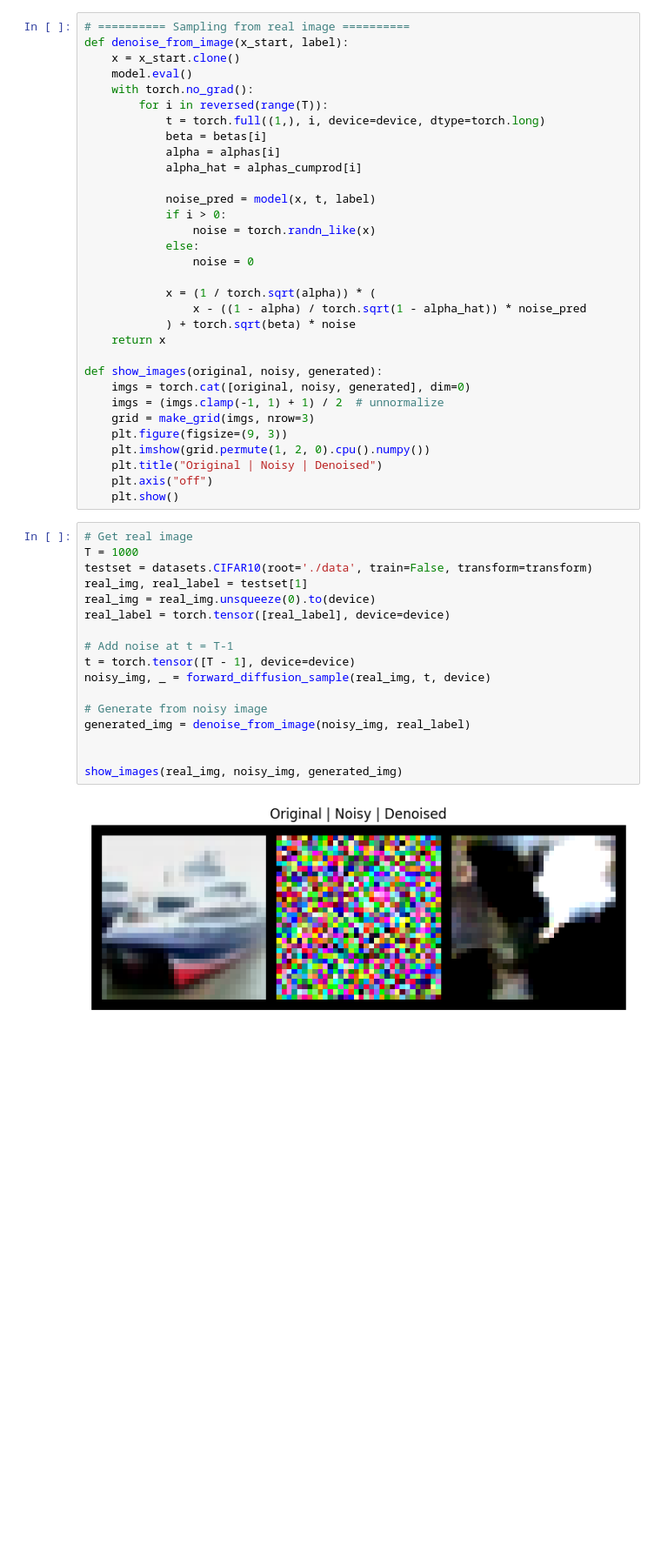
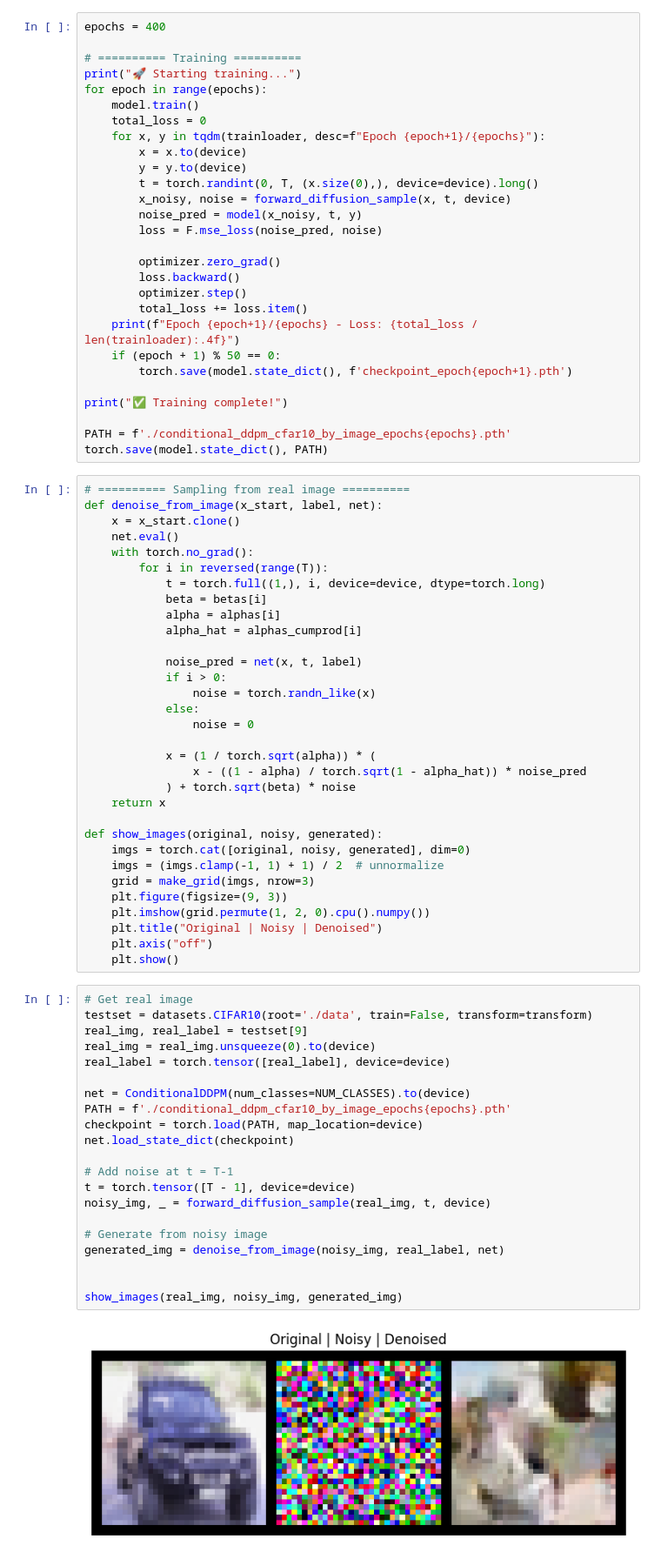
Before and after one commit to dreitan1/DDPMAdversarialTraining, a Jupyter notebook: sample/conditional_ddpm_by_image.ipynb, the cells around one changed output. Shown at 87% size. Cells and saved outputs as stored; diff of their text form; blank space fills up the shorter version.

```diff
--- a/sample/conditional_ddpm_by_image.ipynb
+++ b/sample/conditional_ddpm_by_image.ipynb
@@ -111,8 +69,36 @@ Epoch 50/50 - Loss: 0.0467
+# %%
+epochs = 400
+
+# ========== Training ==========
+print("🚀 Starting training...")
+for epoch in range(epochs):
+    model.train()
+    total_loss = 0
+    for x, y in tqdm(trainloader, desc=f"Epoch {epoch+1}/{epochs}"):
+        x = x.to(device)
+        y = y.to(device)
+        t = torch.randint(0, T, (x.size(0),), device=device).long()
+        x_noisy, noise = forward_diffusion_sample(x, t, device)
+        noise_pred = model(x_noisy, t, y)
+        loss = F.mse_loss(noise_pred, noise)
+
+        optimizer.zero_grad()
+        loss.backward()
+        optimizer.step()
+        total_loss += loss.item()
+    print(f"Epoch {epoch+1}/{epochs} - Loss: {total_loss / len(trainloader):.4f}")
+    if (epoch + 1) % 50 == 0:
+        torch.save(model.state_dict(), f'checkpoint_epoch{epoch+1}.pth')
+
+print("✅ Training complete!")
+
+PATH = f'./conditional_ddpm_cfar10_by_image_epochs{epochs}.pth'
+torch.save(model.state_dict(), PATH)
 # %%
 # ========== Sampling from real image ==========
-def denoise_from_image(x_start, label):
+def denoise_from_image(x_start, label, net):
     x = x_start.clone()
-    model.eval()
+    net.eval()
     with torch.no_grad():
         for i in reversed(range(T)):
             t = torch.full((1,), i, device=device, dtype=torch.long)
@@ -120,7 +106,7 @@ def denoise_from_image(x_start, label):
             alpha = alphas[i]
             alpha_hat = alphas_cumprod[i]
 
-            noise_pred = model(x, t, label)
+            noise_pred = net(x, t, label)
             if i > 0:
                 noise = torch.randn_like(x)
             else:
@@ -142,20 +128,24 @@ def show_images(original, noisy, generated):
     plt.show()
 # %%
 # Get real image
-T = 1000
 testset = datasets.CIFAR10(root='./data', train=False, transform=transform)
-real_img, real_label = testset[1]
+real_img, real_label = testset[9]
 real_img = real_img.unsqueeze(0).to(device)
 real_label = torch.tensor([real_label], device=device)
+
+net = ConditionalDDPM(num_classes=NUM_CLASSES).to(device)
+PATH = f'./conditional_ddpm_cfar10_by_image_epochs{epochs}.pth'
+checkpoint = torch.load(PATH, map_location=device)
+net.load_state_dict(checkpoint)
 
 # Add noise at t = T-1
 t = torch.tensor([T - 1], device=device)
 noisy_img, _ = forward_diffusion_sample(real_img, t, device)
 
 # Generate from noisy image
-generated_img = denoise_from_image(noisy_img, real_label)
+generated_img = denoise_from_image(noisy_img, real_label, net)
 
 
 show_images(real_img, noisy_img, generated_img)
 # %% [output]
-[figure, old version]
+[figure, new version]
```
Also changed, not shown: parts of 3 cells of this notebook, 3 other files.
